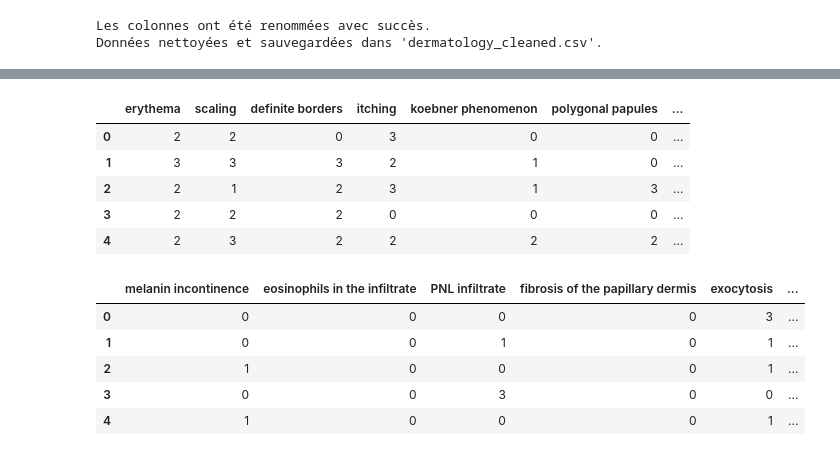
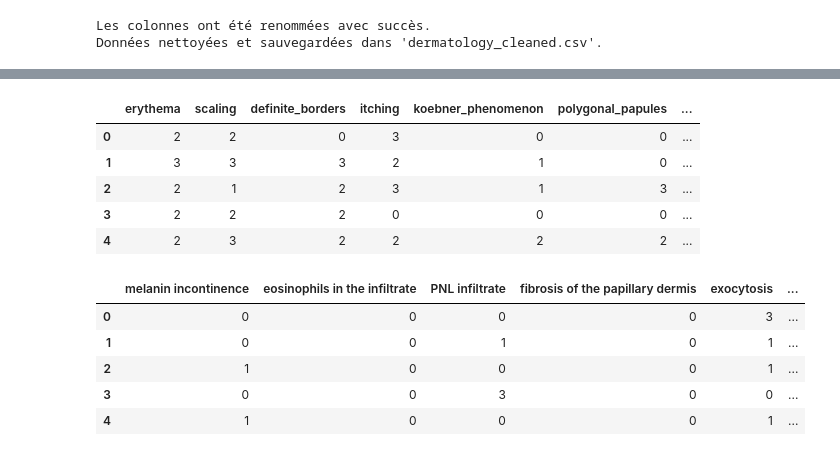
Before and after one commit to dorival42/ProjetM2SMSD, a Jupyter notebook: P1_probleme1.ipynb, the cells around one changed output, grey strips where cells are left out. Saved outputs shown, nothing was run; the diff lists cells and outputs as text; code cells hidden in the pictures.

```diff
--- a/P1_probleme1.ipynb
+++ b/P1_probleme1.ipynb
@@ -163,10 +177,10 @@ Index(['erythema', 'scaling', 'definite borders', 'itching',
 # %%
 # Séparer les données en attributs cliniques, histopathologiques et cible
 clinical_features = data.iloc[:, 0:11]
-clinical_features['class'] = data.iloc[:,34:34]
+
 clinical_features.head()
 # %% [output]
-|  | erythema | scaling | definite borders | itching | koebner phenomenon | polygonal papules | ... |
+|  | erythema | scaling | definite_borders | itching | koebner_phenomenon | polygonal_papules | ... |
 | 0 | 2 | 2 | 0 | 3 | 0 | 0 | ... |
 | 1 | 3 | 3 | 3 | 2 | 1 | 0 | ... |
 | 2 | 2 | 1 | 2 | 3 | 1 | 3 | ... |
```
Also changed, not shown: parts of 19 cells of this notebook, 5 other files.
